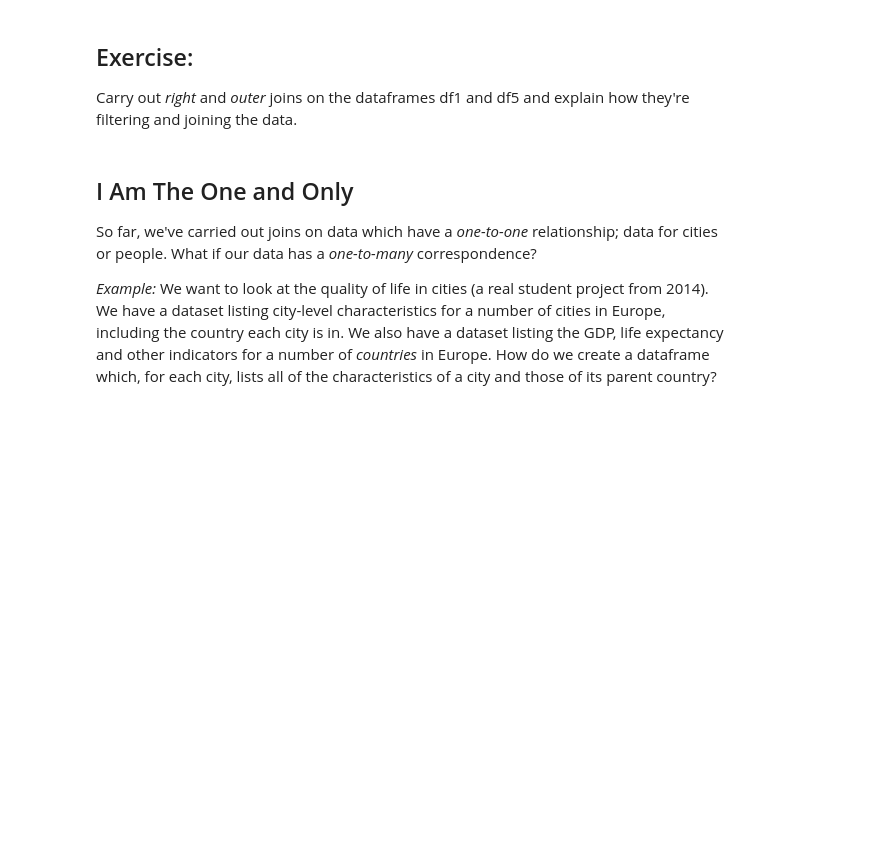
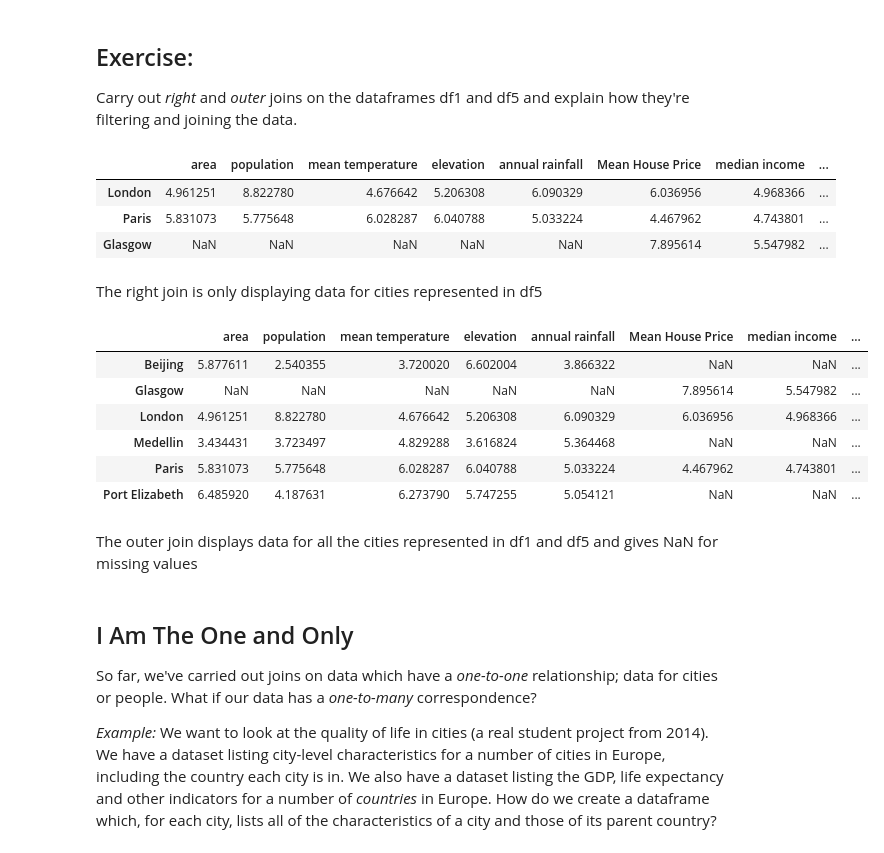
Before and after one commit to danakrasznai/QM2, a Jupyter notebook: notebooks/W06. Merging and Joining.ipynb, the cells around one changed output. Drawn from its saved outputs; the diff is of its cells as text; code cells hidden in the pictures; blank space fills up the shorter version.

```diff
--- a/notebooks/W06. Merging and Joining.ipynb
+++ b/notebooks/W06. Merging and Joining.ipynb
@@ -346,6 +363,29 @@ As we see, the missing data appears as **NaN** - Not a Number.
 ## Exercise:
 
 Carry out *right* and *outer* joins on the dataframes df1 and df5 and explain how they're filtering and joining the data.
+# %%
+df_joined = df1.merge(df5, left_index=True, right_index=True, how='right')
+df_joined
+# %% [output]
+|  | area | population | mean temperature | elevation | annual rainfall | Mean House Price | median income | ... |
+| London | 4.961251 | 8.822780 | 4.676642 | 5.206308 | 6.090329 | 6.036956 | 4.968366 | ... |
+| Paris | 5.831073 | 5.775648 | 6.028287 | 6.040788 | 5.033224 | 4.467962 | 4.743801 | ... |
+| Glasgow | NaN | NaN | NaN | NaN | NaN | 7.895614 | 5.547982 | ... |
+# %% [markdown]
+The right join is only displaying data for cities represented in df5
+# %%
+df_joined = df1.merge(df5, left_index=True, right_index=True, how='outer')
+df_joined
+# %% [output]
+|  | area | population | mean temperature | elevation | annual rainfall | Mean House Price | median income | ... |
+| Beijing | 5.877611 | 2.540355 | 3.720020 | 6.602004 | 3.866322 | NaN | NaN | ... |
+| Glasgow | NaN | NaN | NaN | NaN | NaN | 7.895614 | 5.547982 | ... |
+| London | 4.961251 | 8.822780 | 4.676642 | 5.206308 | 6.090329 | 6.036956 | 4.968366 | ... |
+| Medellin | 3.434431 | 3.723497 | 4.829288 | 3.616824 | 5.364468 | NaN | NaN | ... |
+| Paris | 5.831073 | 5.775648 | 6.028287 | 6.040788 | 5.033224 | 4.467962 | 4.743801 | ... |
+| Port Elizabeth | 6.485920 | 4.187631 | 6.273790 | 5.747255 | 5.054121 | NaN | NaN | ... |
+# %% [markdown]
+The outer join displays data for all the cities represented in df1 and df5 and gives NaN for missing values
 # %% [markdown]
 ## I Am The One and Only
 
```
Also changed, not shown: parts of 27 cells of this notebook.
